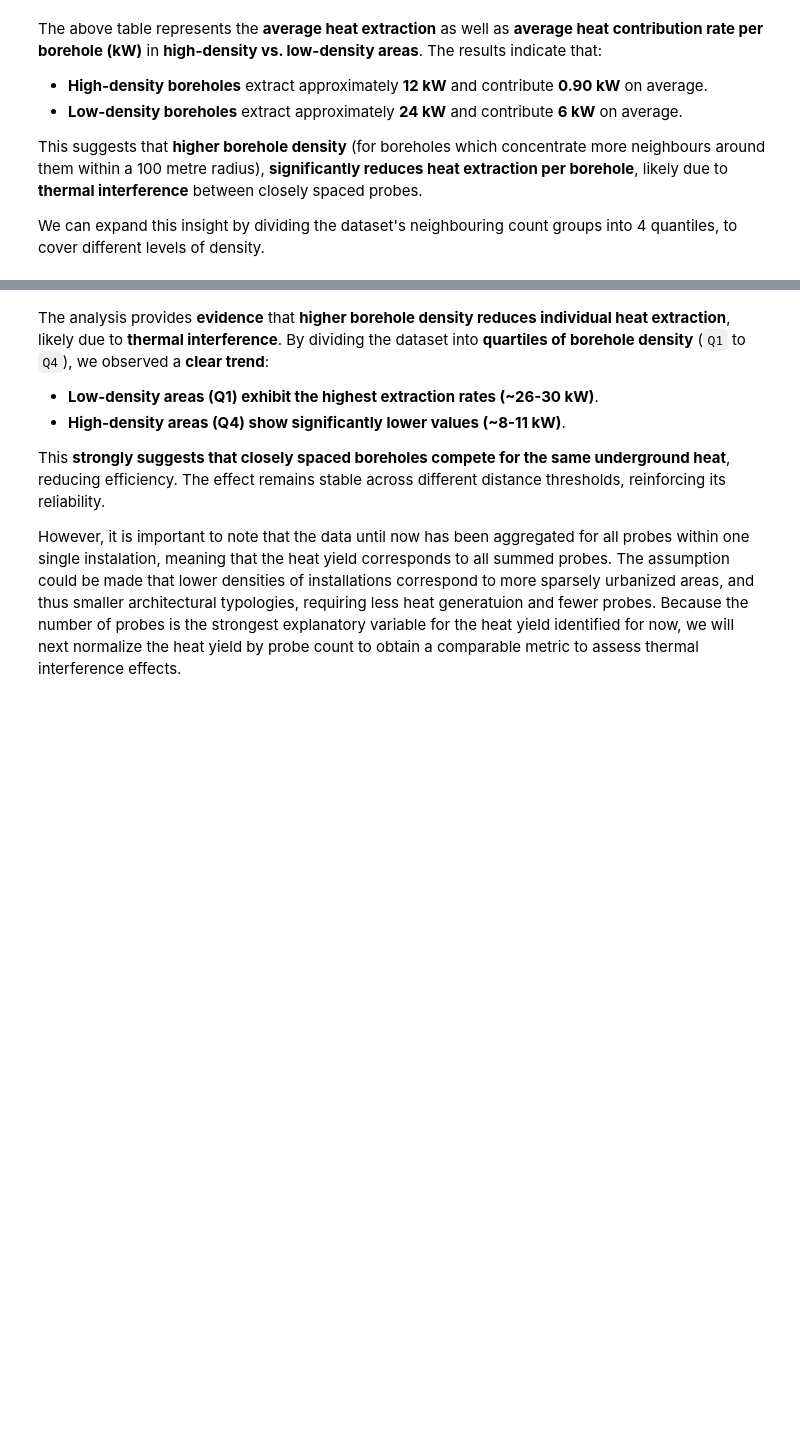
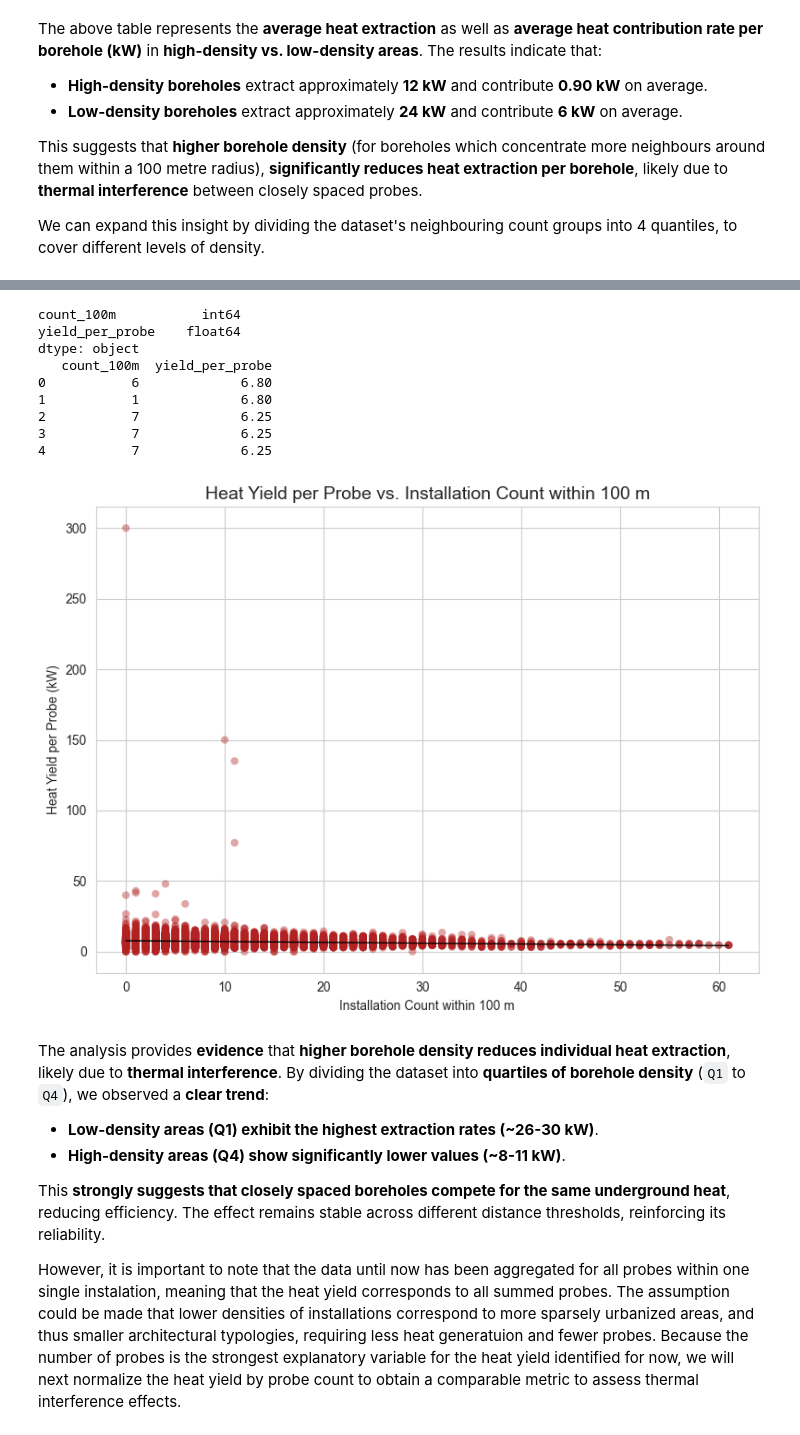
Before and after one commit to leinadher/GeoThesis, a Jupyter notebook: jupyter_notebooks/04_transformation_zh_mastersonden.ipynb, the cells around one changed output, grey strips where cells are left out. Drawn from its saved outputs; the diff is of its cells as text; code cells hidden in the pictures; blank space fills up the shorter version.

```diff
--- a/jupyter_notebooks/04_transformation_zh_mastersonden.ipynb
+++ b/jupyter_notebooks/04_transformation_zh_mastersonden.ipynb
@@ -521,3 +342,64 @@ plt.show()
+# %%
+# Create a normalized yield column
+plot_data["yield_per_probe"] = pd.to_numeric(plot_data["Waermeentnahme"], errors='coerce') / pd.to_numeric(plot_data["Gesamtsondenzahl"], errors='coerce')
+
+# Force conversion to numeric, coercing errors to NaN
+plot_data['count_100m'] = pd.to_numeric(plot_data['count_100m'], errors='coerce')
+plot_data['yield_per_probe'] = pd.to_numeric(plot_data['yield_per_probe'], errors='coerce')
+
+# Replace any remaining infinities with NaN
+plot_data.replace([np.inf, -np.inf], np.nan, inplace=True)
+
+# Drop any rows with NaN in the relevant columns
+plot_data.dropna(subset=['count_100m', 'yield_per_probe'], inplace=True)
+
+# Display data types and the first few rows to inspect
+print(plot_data[['count_100m', 'yield_per_probe']].dtypes)
+print(plot_data[['count_100m', 'yield_per_probe']].head())
+
+# Scatterplot
+plt.figure(figsize=(8, 6))
+sns.set_style("whitegrid")
+
+sns.scatterplot(
+    data=plot_data,
+    x="count_100m",
+    y="yield_per_probe",
+    alpha=0.4,
+    color="firebrick",
+    edgecolor="none"
+)
+
+# Add regression line
+sns.regplot(
+    data=plot_data,
+    x="count_100m",
+    y="yield_per_probe",
+    scatter=False,
+    line_kws={'color': 'black', 'linewidth': 1},
+    ci=None
+)
+
+# Titles and labels
+plt.title("Heat Yield per Probe vs. Installation Count within 100 m", fontsize=14)
+plt.xlabel("Installation Count within 100 m")
+plt.ylabel("Heat Yield per Probe (kW)")
+
+# Layout and save
+plt.tight_layout()
+plt.savefig("plots/04_03_heat_yield_per_probe_vs_probe_count_100m_regression.png", format="png", dpi=300, bbox_inches="tight")
+plt.show()
+# %% [output]
+count_100m           int64
+yield_per_probe    float64
+dtype: object
+   count_100m  yield_per_probe
+0           6             6.80
+1           1             6.80
+2           7             6.25
+3           7             6.25
+4           7             6.25
+[figure, added]
 # %% [markdown]
 The analysis provides **evidence** that **higher borehole density reduces individual heat extraction**, likely due to **thermal interference**. By dividing the dataset into **quartiles of borehole density** (`Q1` to `Q4`), we observed a **clear trend**:
 
```
Also changed, not shown: parts of 39 cells of this notebook, 15 other files.
